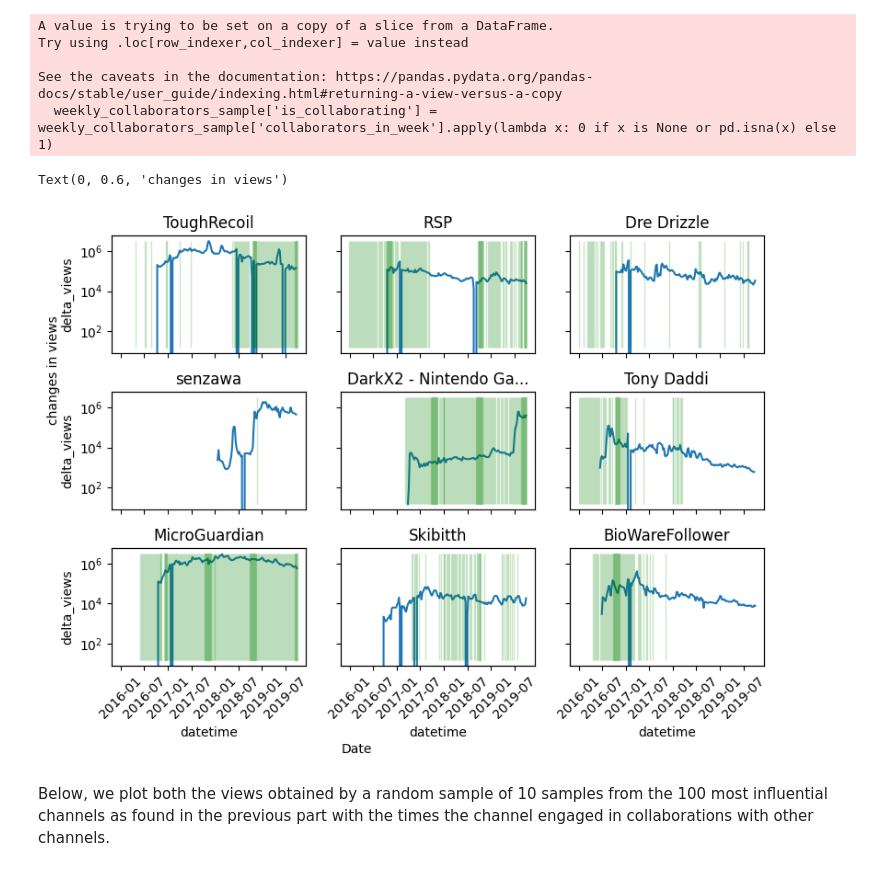
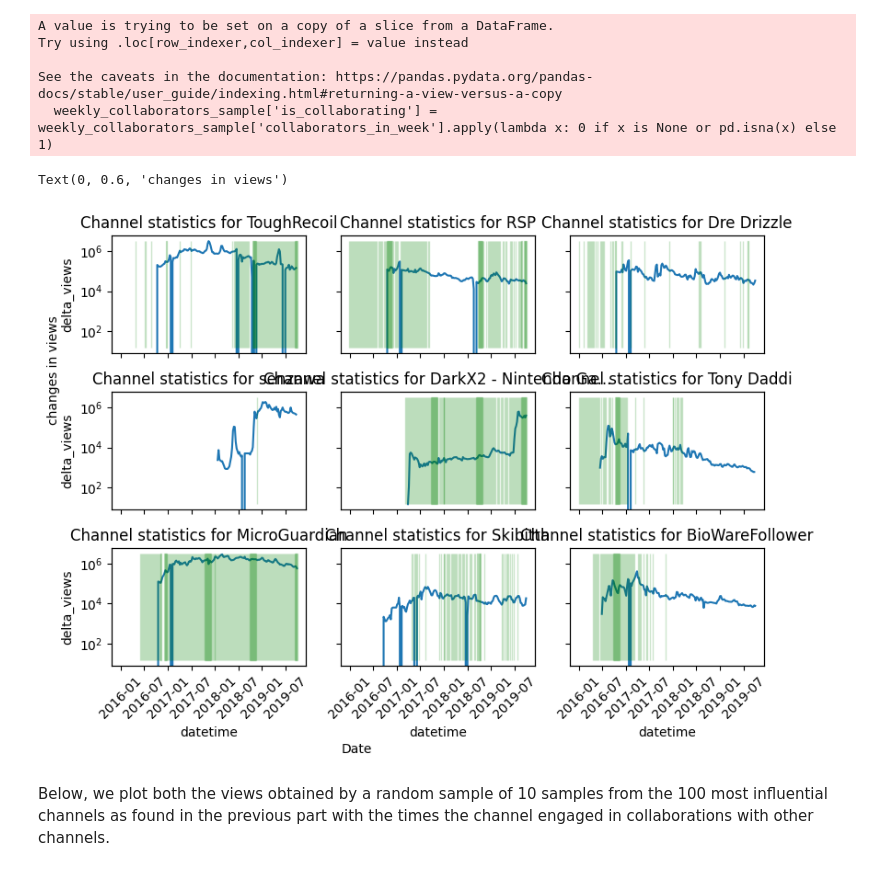
Before and after one commit to epfl-ada/ada-2023-project-adacadabra, a Jupyter notebook: Research q 4.ipynb, the cells around one changed output. Cells and saved outputs as stored; diff of their text form; code cells hidden in the pictures.

```diff
--- a/Research q 4.ipynb
+++ b/Research q 4.ipynb
@@ -283,35 +283,35 @@ grouped = timeseries_collab_sample.groupby('channel').apply(lambda x: pd.DataFra
         'delta_views': x['delta_views'].values
     }))
 
 indexed_channels = list(set(grouped.index.get_level_values(0).values))
 
 for i in range(9):
 
     sbplt = ax[i%3, math.floor(i/3)]
 
     # plot timeseries of changes in number of views a channel has
     sns.lineplot(x = 'datetime', y = 'delta_views', data = grouped.loc[indexed_channels[i]], ax=sbplt)
     sbplt.set_yscale('log')
-    sbplt.set_title(channel_id_to_name_dict.get(indexed_channels[i]))
+    sbplt.set_title("Channel statistics for " + channel_id_to_name_dict.get(indexed_channels[i]))
     sbplt.tick_params(axis='x', labelrotation=45)
 
     sbplt2 = sbplt.twinx()
 
     # plot collaboration binary timeline
     # plot green for collaboration in the week
     s1 = weekly_collaborators_sample[ (weekly_collaborators_sample['is_collaborating'] == 1) & (weekly_collaborators_sample['channel_id'] == indexed_channels[i])]
     inxval = matplotlib.dates.date2num(weekly_collaborators_sample[(weekly_collaborators_sample['is_collaborating'] == 1) & (weekly_collaborators_sample['channel_id'] == indexed_channels[i])]['Year-Week'].apply(lambda d: datetime.datetime.strptime(d + '-1', '%Y-%W-%w')))
     times= list(zip(inxval, np.ones(len(s1))))
     plt.yticks([])
     sbplt2.broken_barh(times, (0, 100), color="green", alpha = 0.2)
 
 fig.tight_layout()
 
 fig.text(0.4,0, "Date")
 fig.text(0,0.6, "changes in views", rotation = 90)
 # %% [output]
 Text(0, 0.6, 'changes in views')
-[figure, old version]
+[figure, new version]
 # %% [markdown]
 Below, we plot both the views obtained by a random sample of 10 samples from the 100 most influential channels as found in the previous part with the times the channel engaged in collaborations with other channels.
 # %%
```
Also changed, not shown: parts of 2 cells of this notebook.
